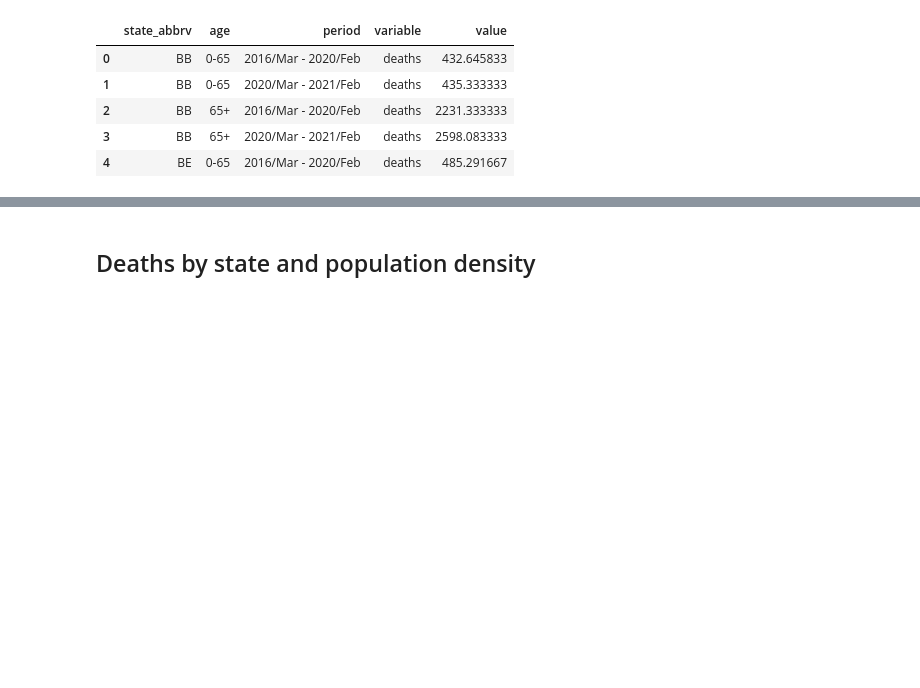
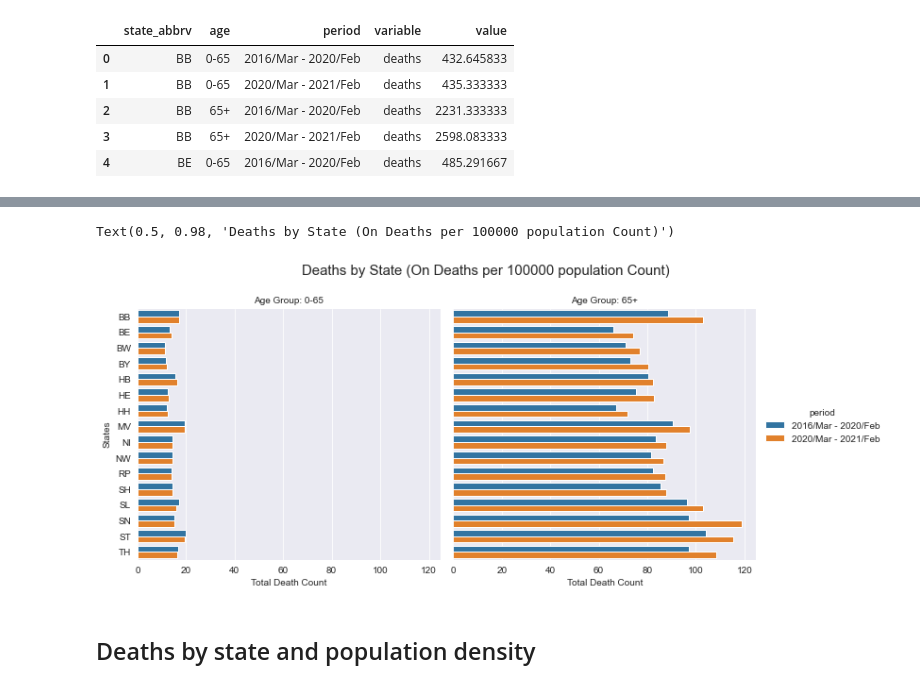
Before and after one commit to Shrijeetkharche/Hamoye-id3, a Jupyter notebook: Group_2_3.ipynb, the cells around one changed output, grey strips where cells are left out. Drawn from its saved outputs; the diff is of its cells as text; code cells hidden in the pictures; blank space fills up the shorter version.

```diff
--- a/Group_2_3.ipynb
+++ b/Group_2_3.ipynb
@@ -294,3 +328,14 @@ display(data_m.head())
+# %%
+p2 = (sns.catplot(x='value', y='state_abbrv',
+            hue='period', col='age',
+            data=temp2, ci=None, kind='bar').set_axis_labels("Total Death Count", "States")
+            .set_titles("Age Group: {col_name}")
+)
+p2.fig.subplots_adjust(top=.85)
+p2.fig.suptitle("Deaths by State (On Deaths per 100000 population Count)", fontsize=15)
+# %% [output]
+Text(0.5, 0.98, 'Deaths by State (On Deaths per 100000 population Count)')
+[figure, added]
 # %% [markdown]
 ## Deaths by state and population density
 # %%
```
Also changed, not shown: parts of 11 cells of this notebook.
